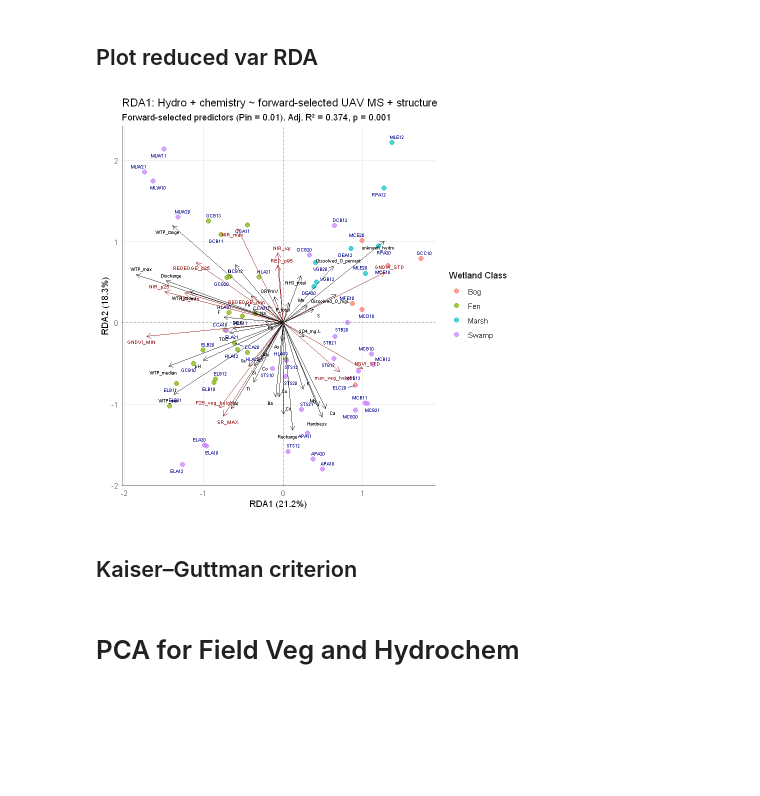
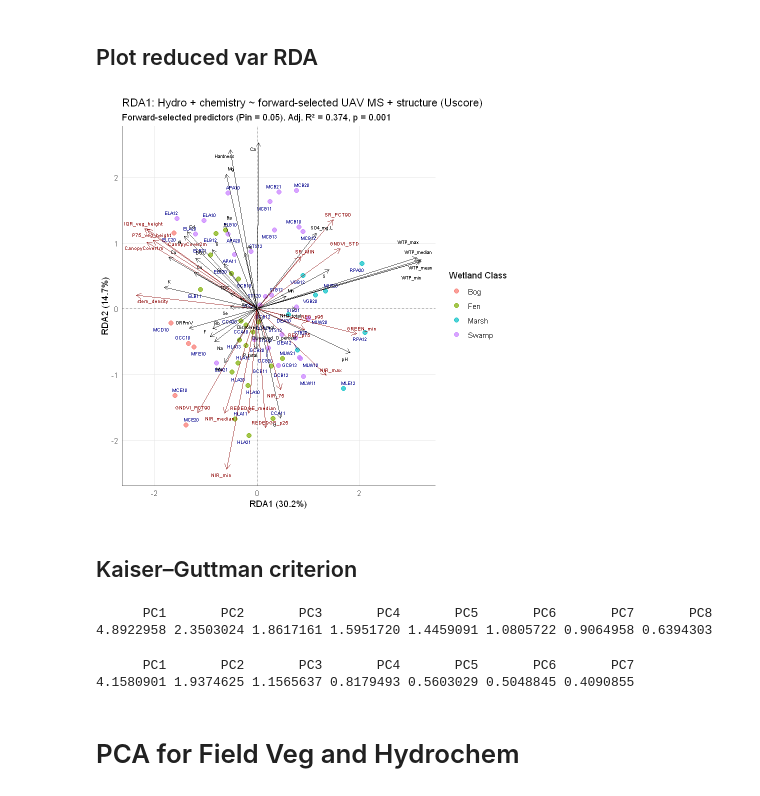
Before and after one commit to leilarashid/wetland-thesis, a Jupyter notebook: ordination-analysis/RDA_workflow.ipynb, the cells around one changed output. Drawn from its saved outputs; the diff is of its cells as text; code cells hidden in the pictures; blank space fills up the shorter version.

```diff
--- a/ordination-analysis/RDA_workflow.ipynb
+++ b/ordination-analysis/RDA_workflow.ipynb
@@ -51,21 +51,26 @@ struct_cols  <- names(df)[struct_start:struct_end]
 ms_start <- which(names(df)=="NDVI_MAX")
 ms_end   <- which(names(df) == "NIR_iqr")
 ms_cols <- names(df)[ms_start:ms_end]
+# Remove SR_MAX
+ms_cols <- ms_cols[ms_cols != "SR_MAX"]
 
 # Field veg
 field_start <- which(names(df)=="small_tree")
-field_end   <- which(names(df)=="equisetum_dom")
+field_end   <- which(names(df)=="lichen")
 field_cols <- names(df)[field_start:field_end]
 
 # Hydrology (predictors for RDA1, response for RDA2)
 hydro_start <- which(names(df) == "WTP_max")      # or your first hydro col
-hydro_end   <- which(names(df) == "VHG_range")  # adjust as needed
+hydro_end   <- which(names(df) == "WTP_range")  # Removing binary recharge / discharge
 hydro_cols <- names(df)[hydro_start:hydro_end]
+hydro_cols <- hydro_cols[!hydro_cols %in% c("WTP_range", "WTP_stdev")]
 
 # Chemistry (predictors for RDA1, response for RDA2)
 chem_start <- which(names(df) == "Al")
 chem_end   <- which(names(df) == "ORPmV")
 chem_cols <- names(df)[chem_start:chem_end]
+chem_cols <- chem_cols[chem_cols != "TDS_mg.L"]
+
 
 # Topography (predictors for RDA2)
 #topo_start <- which(names(df) == "SWI_median")
@@ -520,7 +553,7 @@ perm_ctrl <- how(nperm = 999) # permutation settings
 mod_forward <- ordiR2step(
   object         = mod0,        # start with null
   scope          = mod1,        # full set of predictors
-  Pin            = 0.01,        # mod strict alpha
+  Pin            = 0.05,        # mod strict alpha
   R2scope        = TRUE,        # do not exceed global adjR2
   permutations   = perm_ctrl,
   R2permutations = 999,
@@ -759,12 +774,12 @@ ylab_pct <- paste0("RDA2 (", round(eig[2] * 100, 1), "%)")
 # ==============================
 
 # Vegetation predictors (red arrows)
-arrow_scale_veg <- 3
+arrow_scale_veg <- 5
 arrow_scores$RDA1_scaled <- arrow_scores$RDA1 * arrow_scale_veg
 arrow_scores$RDA2_scaled <- arrow_scores$RDA2 * arrow_scale_veg
 
 # Hydro + chem responses (black arrows)
-arrow_scale_response <- 2
+arrow_scale_response <- 3
 response_scores$RDA1_scaled <- response_scores$RDA1 * arrow_scale_response
 response_scores$RDA2_scaled <- response_scores$RDA2 * arrow_scale_response
 
@@ -773,7 +788,7 @@ response_scores$RDA2_scaled <- response_scores$RDA2 * arrow_scale_response
 # ==============================
 
 subtitle_text <- sprintf(
-  "Forward-selected predictors (Pin = 0.01). Adj. R² = %.3f, p = %.3f",
+  "Forward-selected predictors (Pin = 0.05). Adj. R² = %.3f, p = %.3f",
   r2_final$adj.r.squared,
   anova_final$`Pr(>F)`[1]
 )
@@ -831,35 +846,35 @@ ggplot() +
   ) +
 
   # Hydrogeochemistry response labels
   geom_text_repel(
     data = response_scores,
     aes(x = RDA1_scaled, y = RDA2_scaled, label = Variable),
     color = "black",
     size = 2,
     max.overlaps = 200,
     segment.color = NA
   ) +
 
   # Reference lines
   geom_hline(yintercept = 0, linetype = "dashed", color = "gray50", linewidth = 0.3) +
   geom_vline(xintercept = 0, linetype = "dashed", color = "gray50", linewidth = 0.3) +
 
   labs(
-    title    = "RDA1: Hydro + chemistry ~ forward-selected UAV MS + structure",
+    title    = "RDA1: Hydro + chemistry ~ forward-selected UAV MS + structure (Uscore)",
     subtitle = subtitle_text,
     x = xlab_pct,
     y = ylab_pct,
     color = "Wetland Class"
   ) +
   theme_minimal(base_size = 11) +
   theme(
     panel.grid.major = element_line(color = "grey90", linewidth = 0.2),
     panel.grid.minor = element_blank(),
     axis.line        = element_line(color = "grey40", linewidth = 0.3),
     legend.position  = "right"
   )
 # %% [output]
-[figure, old version]
+[figure, new version]
 # %%
 # Predictor (constraining) scores
 pred_scores <- as.data.frame(scores(rda_final, display = "bp", scaling = 2))
@@ -896,5 +911,10 @@ top_resp_RDA2
 # leftover gradients in the data that are not explained by the predictors
 rda_final$CA$eig[rda_final$CA$eig > mean(rda_final$CA$eig)]
 rda_global$CA$eig[rda_global$CA$eig > mean(rda_global$CA$eig)]
+# %% [output]
+      PC1       PC2       PC3       PC4       PC5       PC6       PC7       PC8
+4.8922958 2.3503024 1.8617161 1.5951720 1.4459091 1.0805722 0.9064958 0.6394303
+      PC1       PC2       PC3       PC4       PC5       PC6       PC7
+4.1580901 1.9374625 1.1565637 0.8179493 0.5603029 0.5048845 0.4090855
 # %% [markdown]
 # PCA for Field Veg and Hydrochem
```
Also changed, not shown: parts of 19 cells of this notebook.
